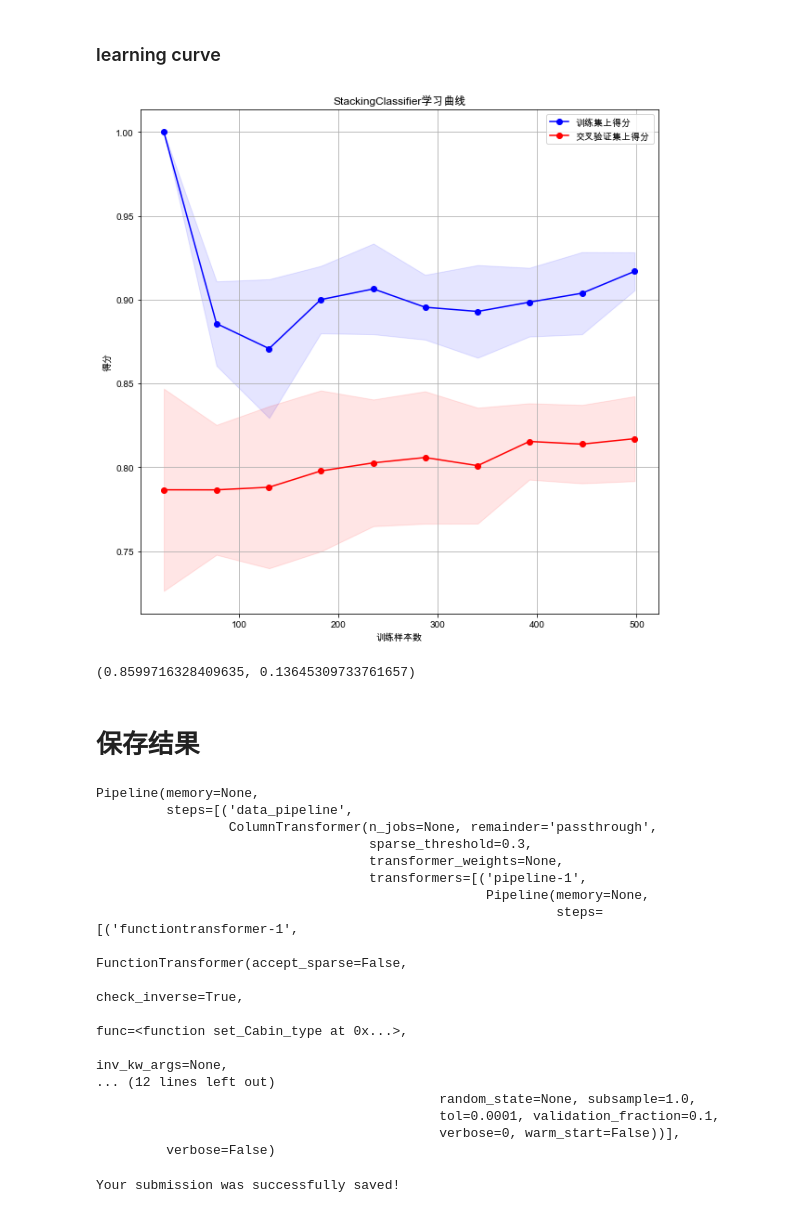
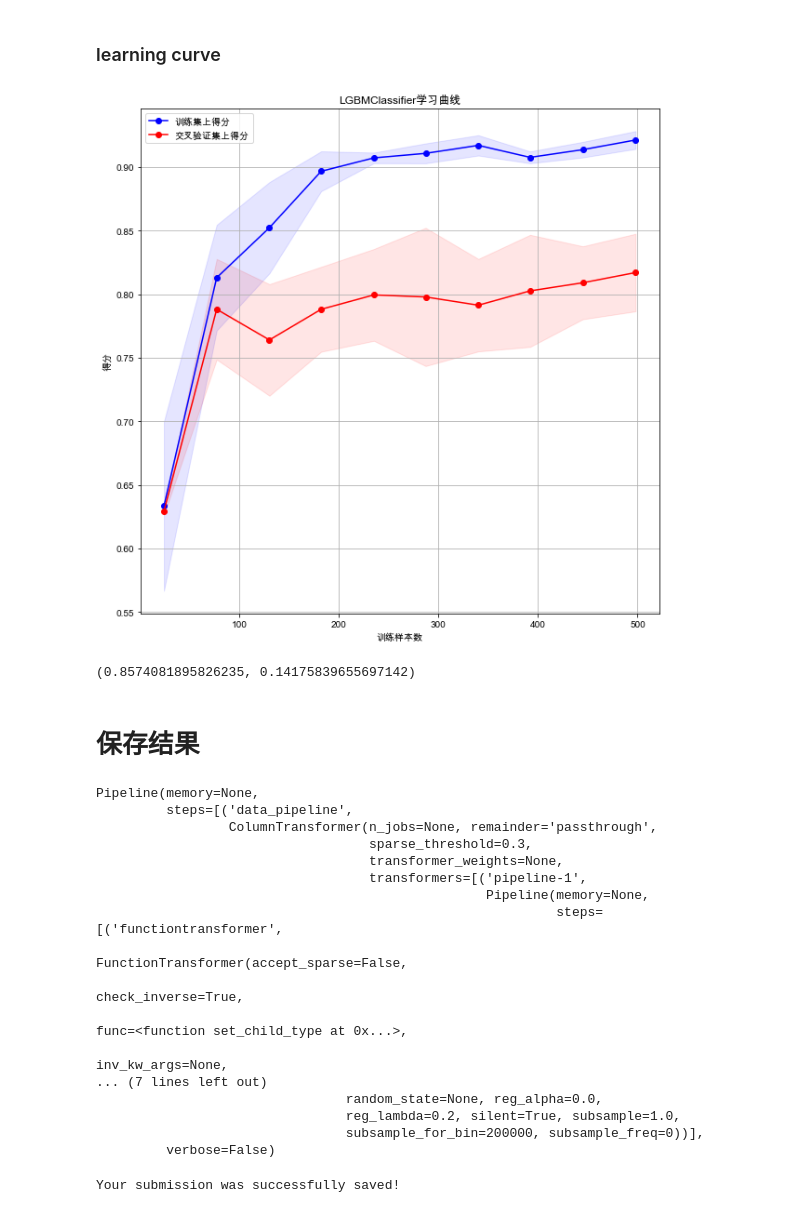
Before and after one commit to maoweixy/AI, a Jupyter notebook: Competitions/Kaggle/Titanic/Titanic_Test.ipynb, the cells around one changed output. Drawn from its saved outputs; the diff is of its cells as text; code cells hidden in the pictures.

```diff
--- a/Competitions/Kaggle/Titanic/Titanic_Test.ipynb
+++ b/Competitions/Kaggle/Titanic/Titanic_Test.ipynb
@@ -40,8 +40,8 @@ dtypes: float64(2), int64(2), object(2)
 memory usage: 41.9+ KB
 # %%
 # num_features = ['Age', 'SibSp','Parch','Fare', 'Cabin']
-num_features = ['Age', 'Fare', 'Cabin']
-cate_features = ['Pclass', 'Sex']
+num_features = ['Age', 'Fare']
+cate_features = ['Pclass', 'Sex', 'Cabin']
 
 
 for feature in cate_features:
@@ -278,3 +304,8 @@ model = StackingClassifier(estimators=models, final_estimator=LogisticRegression
+# %%
+import lightgbm as lgbm
+
+model = lgbm.LGBMClassifier(boosting_type='gbdt', objective='binary', num_leaves=50,
+                                learning_rate=0.1, bagging_fraction=0.9, feature_fraction=0.9, reg_lambda=0.2)
 # %% [markdown]
 ## 模型验证
 # %% [markdown]
@@ -296,7 +327,7 @@ gg =  Pipeline([('data_pipeline', data_pipeline), ('model', model)])
 # %%
 from sklearn.model_selection import learning_curve
 def plot_learning_curve(estimator, title, X, y, ylim=None, cv=None, n_jobs=1,
-                        train_sizes=np.linspace(.05, 1., 10), verbose=0, plot=True):
+                        train_sizes=np.linspace(0.1, 1.0, 8), verbose=0, plot=True):
     """
     画出data在某模型上的learning curve.
     参数解释
@@ -318,35 +349,35 @@ def plot_learning_curve(estimator, title, X, y, ylim=None, cv=None, n_jobs=1,
 
     if plot:
         plt.figure()
         plt.title(title)
         if ylim is not None:
             plt.ylim(*ylim)
         plt.xlabel(u"训练样本数")
         plt.ylabel(u"得分")
         plt.gca().invert_yaxis()
         plt.grid()
 
         plt.fill_between(train_sizes, train_scores_mean - train_scores_std, train_scores_mean + train_scores_std,
                          alpha=0.1, color="b")
         plt.fill_between(train_sizes, test_scores_mean - test_scores_std, test_scores_mean + test_scores_std,
                          alpha=0.1, color="r")
         plt.plot(train_sizes, train_scores_mean, 'o-', color="b", label=u"训练集上得分")
         plt.plot(train_sizes, test_scores_mean, 'o-', color="r", label=u"交叉验证集上得分")
 
         plt.legend(loc="best")
 
         plt.draw()
         plt.gca().invert_yaxis()
         plt.show()
 
     midpoint = ((train_scores_mean[-1] + train_scores_std[-1]) + (test_scores_mean[-1] - test_scores_std[-1])) / 2
     diff = (train_scores_mean[-1] + train_scores_std[-1]) - (test_scores_mean[-1] - test_scores_std[-1])
     return midpoint, diff
 
 plot_learning_curve(gg, gg['model'].__class__.__name__+'学习曲线', X_train, Y_train)
 # %% [output]
-[figure, old version]
+[figure, new version]
-(0.8599716328409635, 0.13645309733761657)
+(0.8574081895826235, 0.14175839655697142)
 # %% [markdown]
 # 保存结果
 # %%
@@ -367,15 +398,15 @@ Pipeline(memory=None,
                                    transformer_weights=None,
                                    transformers=[('pipeline-1',
                                                   Pipeline(memory=None,
-                                                           steps=[('functiontransformer-1',
+                                                           steps=[('functiontransformer',
                                                                    FunctionTransformer(accept_sparse=False,
                                                                                        check_inverse=True,
-                                                                                       func=<function set_Cabin_type at 0x...>,
+                                                                                       func=<function set_child_type at 0x...>,
                                                                                        inv_kw_args=None,
-... (12 lines left out)
-                                            random_state=None, subsample=1.0,
-                                            tol=0.0001, validation_fraction=0.1,
-                                            verbose=0, warm_start=False))],
+... (7 lines left out)
+                                random_state=None, reg_alpha=0.0,
+                                reg_lambda=0.2, silent=True, subsample=1.0,
+                                subsample_for_bin=200000, subsample_freq=0))],
          verbose=False)
 Your submission was successfully saved!
 # %%
```
Also changed, not shown: parts of 8 cells of this notebook, 11 other files.
